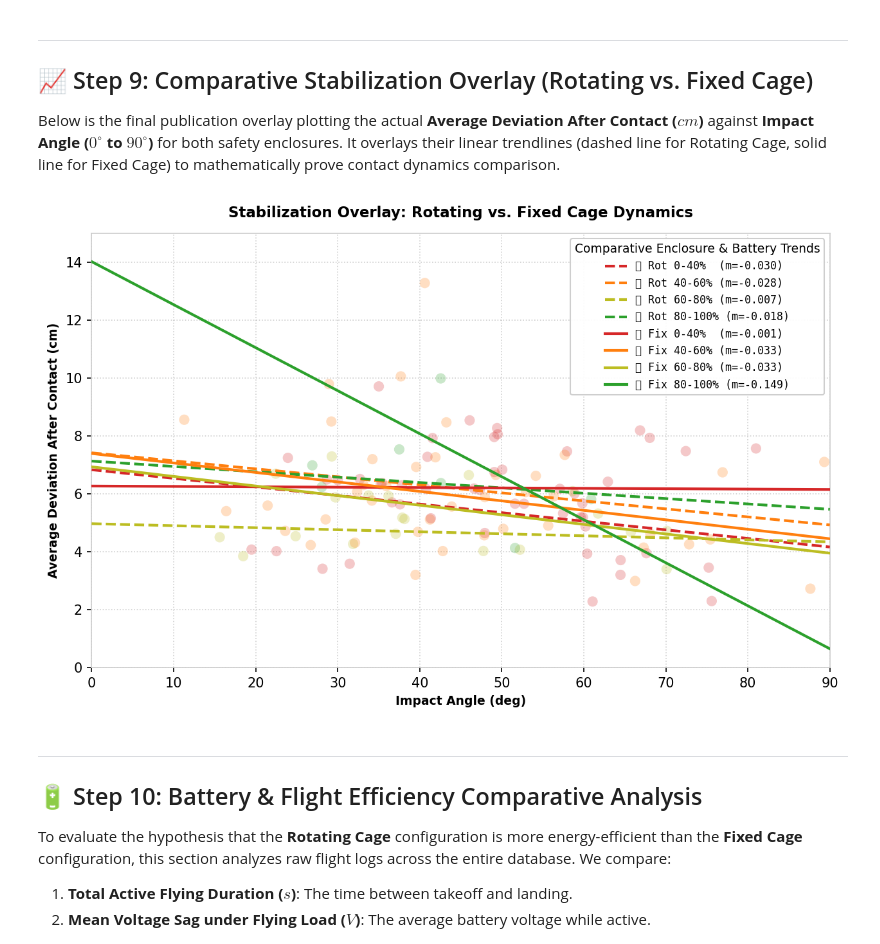
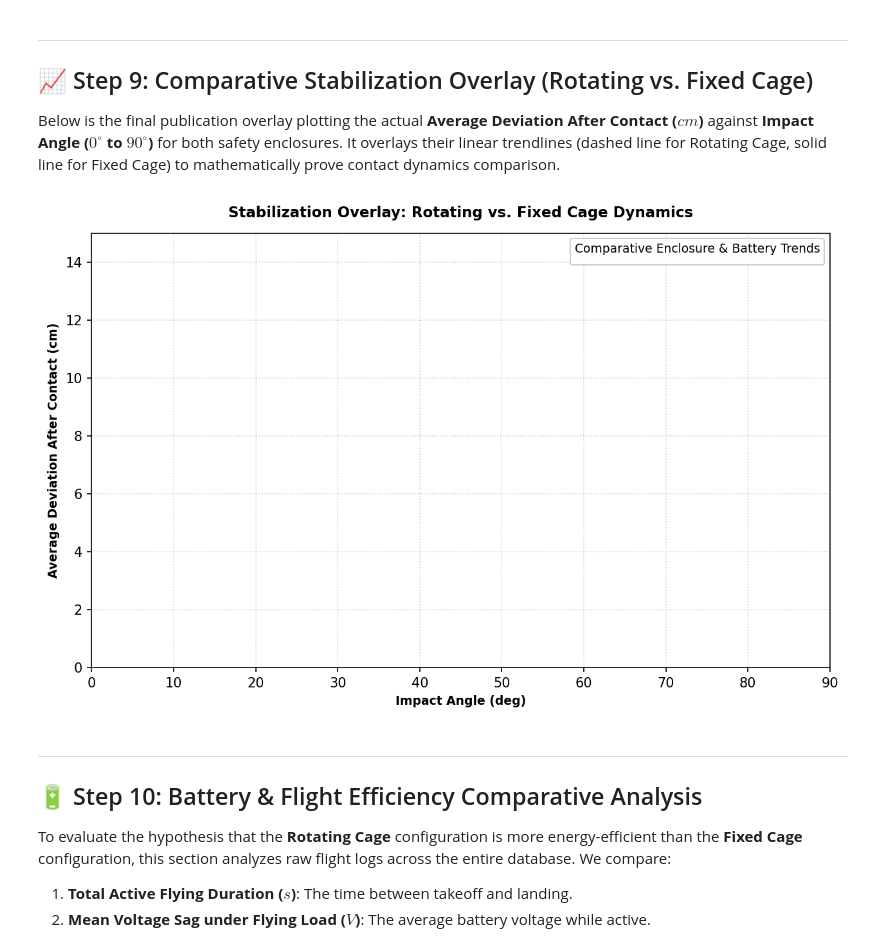
Before and after one commit to Dorten8/MasterThesisDrone, a Jupyter notebook: dev_logs/analysis/experiments_analysis_summary.ipynb, the cells around one changed output. Drawn from its saved outputs; the diff is of its cells as text; code cells hidden in the pictures.

```diff
--- a/dev_logs/analysis/experiments_analysis_summary.ipynb
+++ b/dev_logs/analysis/experiments_analysis_summary.ipynb
@@ -401,10 +310,9 @@ fig, ax = plt.subplots(figsize=(7.5, 5), dpi=150)
 
 # Define battery bins with corresponding colors and ranges
 battery_bins = [
-    (0, 40, '#D62728', '0 - 40%'),
-    (40, 60, '#FF7F0E', '40 - 60%'),
-    (60, 80, '#BCBD22', '60 - 80%'),
-    (80, 100, '#2CA02C', '80 - 100%')
+    (0.0, 0.4, '#D62728', '0-40%'),
+    (0.4, 0.6, '#FF7F0E', '40-60%'),
+    (0.6, 1.0, '#2CA02C', '60-100%')
 ]
 
 n_total = len(plot_data_bat)
@@ -486,10 +394,9 @@ fig, ax = plt.subplots(figsize=(7.5, 5), dpi=150)
 
 # Define battery bins with corresponding colors and ranges
 battery_bins = [
-    (0, 40, '#D62728', '0 - 40%'),
-    (40, 60, '#FF7F0E', '40 - 60%'),
-    (60, 80, '#BCBD22', '60 - 80%'),
-    (80, 100, '#2CA02C', '80 - 100%')
+    (0.0, 0.4, '#D62728', '0-40%'),
+    (0.4, 0.6, '#FF7F0E', '40-60%'),
+    (0.6, 1.0, '#2CA02C', '60-100%')
 ]
 
 n_total_fix = len(plot_data_bat_fix)
@@ -572,10 +479,9 @@ fig, ax = plt.subplots(figsize=(8.5, 5.5), dpi=150)
 
 # Define battery bins with corresponding colors and ranges
 battery_bins = [
-    (0, 40, '#D62728', '0-40%'),
-    (40, 60, '#FF7F0E', '40-60%'),
-    (60, 80, '#BCBD22', '60-80%'),
-    (80, 100, '#2CA02C', '80-100%')
+    (0.0, 0.4, '#D62728', '0-40%'),
+    (0.4, 0.6, '#FF7F0E', '40-60%'),
+    (0.6, 1.0, '#2CA02C', '60-100%')
 ]
 
 # 1. Plot Rotating Cage dots lightly and fit 4 trendlines (Dashed Lines)
@@ -641,34 +547,34 @@ for low, high, color, label_range in battery_bins:
             ax.plot(
                 x_grid,
                 m_fix * x_grid + c_fix,
                 color=color,
                 linestyle='-',
                 linewidth=2.0,
                 label=f"🔒 Fix {label_range:<6} (m={m_fix:+.3f})",
                 zorder=4
             )
 
 ax.grid(True, linestyle=':', alpha=0.6, zorder=0)
 ax.set_xlim(0, 90)
 ax.set_ylim(0, 15)
 
 ax.set_title('Stabilization Overlay: Rotating vs. Fixed Cage Dynamics', fontsize=11, fontweight='bold', pad=12)
 ax.set_xlabel('Impact Angle (deg)', fontsize=9, fontweight='bold')
 ax.set_ylabel('Average Deviation After Contact (cm)', fontsize=9, fontweight='bold')
 
 ax.legend(
     title='Comparative Enclosure & Battery Trends',
     title_fontsize='9',
     loc='upper right',
     framealpha=0.95,
     prop={'family': 'monospace', 'size': 8.0}
 )
 
 plt.tight_layout()
 plt.savefig('graphics/comparative_cage_deviation_overlay.png', dpi=300)
 plt.show()
 # %% [output]
-[figure, old version]
+[figure, new version]
 # %% [markdown]
 ---
 
```
Also changed, not shown: parts of 17 cells of this notebook, 1 other file.
